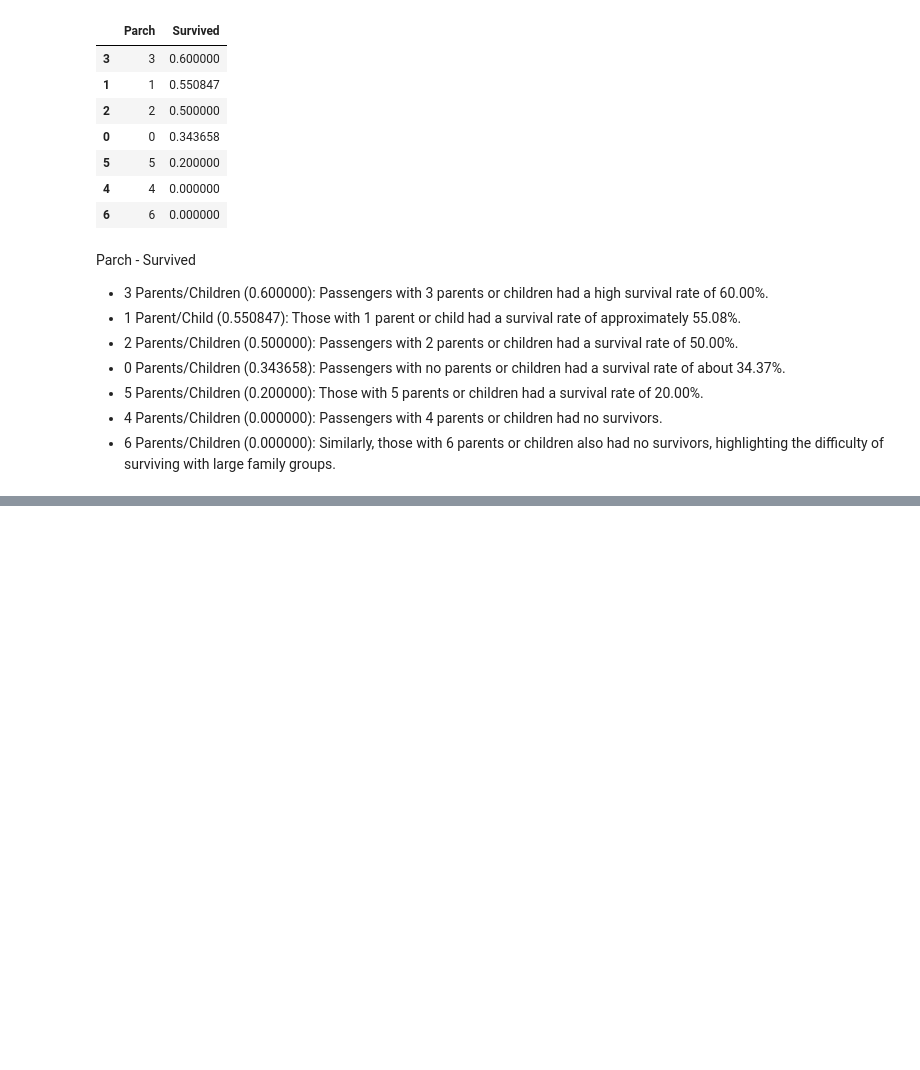
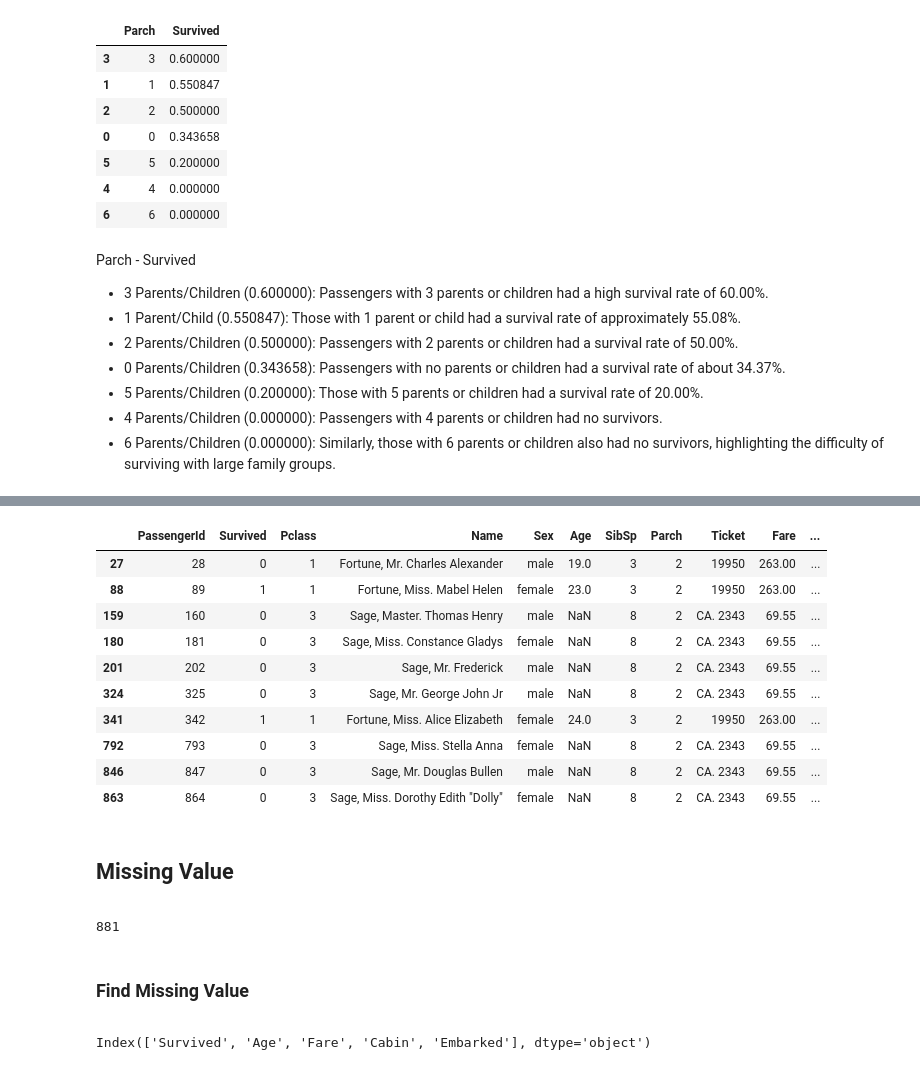
Before and after one commit to aeyeniay/TitanicEDA, a Jupyter notebook: titanic-eda.ipynb, the cells around one changed output, grey strips where cells are left out. Cells and saved outputs as stored; diff of their text form; code cells hidden in the pictures; blank space fills up the shorter version.

```diff
--- a/titanic-eda.ipynb
+++ b/titanic-eda.ipynb
@@ -364,0 +419,14 @@ Parch - Survived
+# %%
+train_df.loc[detecet_outliers(train_df, ["Age", "SibSp", "Parch", "Fare"])]
+# %% [output]
+|  | PassengerId | Survived | Pclass | Name | Sex | Age | SibSp | Parch | Ticket | Fare | ... |
+| 27 | 28 | 0 | 1 | Fortune, Mr. Charles Alexander | male | 19.0 | 3 | 2 | 19950 | 263.00 | ... |
+| 88 | 89 | 1 | 1 | Fortune, Miss. Mabel Helen | female | 23.0 | 3 | 2 | 19950 | 263.00 | ... |
+| 159 | 160 | 0 | 3 | Sage, Master. Thomas Henry | male | NaN | 8 | 2 | CA. 2343 | 69.55 | ... |
+| 180 | 181 | 0 | 3 | Sage, Miss. Constance Gladys | female | NaN | 8 | 2 | CA. 2343 | 69.55 | ... |
+| 201 | 202 | 0 | 3 | Sage, Mr. Frederick | male | NaN | 8 | 2 | CA. 2343 | 69.55 | ... |
+| 324 | 325 | 0 | 3 | Sage, Mr. George John Jr | male | NaN | 8 | 2 | CA. 2343 | 69.55 | ... |
+| 341 | 342 | 1 | 1 | Fortune, Miss. Alice Elizabeth | female | 24.0 | 3 | 2 | 19950 | 263.00 | ... |
+| 792 | 793 | 0 | 3 | Sage, Miss. Stella Anna | female | NaN | 8 | 2 | CA. 2343 | 69.55 | ... |
+| 846 | 847 | 0 | 3 | Sage, Mr. Douglas Bullen | male | NaN | 8 | 2 | CA. 2343 | 69.55 | ... |
+| 863 | 864 | 0 | 3 | Sage, Miss. Dorothy Edith "Dolly" | female | NaN | 8 | 2 | CA. 2343 | 69.55 | ... |
@@ -364,0 +437,22 @@ Parch - Survived
+# %% [markdown]
+## Missing Value
+<a id = "8"></a>
+# %%
+# Important Note:
+# This concatenation should only be done once. If the code is executed multiple times without proper checks,
+# the test dataset will be appended to the training dataset repeatedly, leading to duplicated data.
+# This can cause significant issues in data analysis and modeling, such as data leakage, where the model gets
+# access to information from the test set during training, leading to over-optimistic performance estimates.
+
+train_df_len = len(train_df)
+train_df = pd.concat([train_df, test_df], axis = 0).reset_index(drop = True)
+train_df_len
+# %% [output]
+881
+# %% [markdown]
+### Find Missing Value
+<a id = "9"></a>
+# %%
+train_df.columns[train_df.isnull().any()]
+# %% [output]
+Index(['Survived', 'Age', 'Fare', 'Cabin', 'Embarked'], dtype='object')
```
Also changed, not shown: parts of 16 cells of this notebook.
